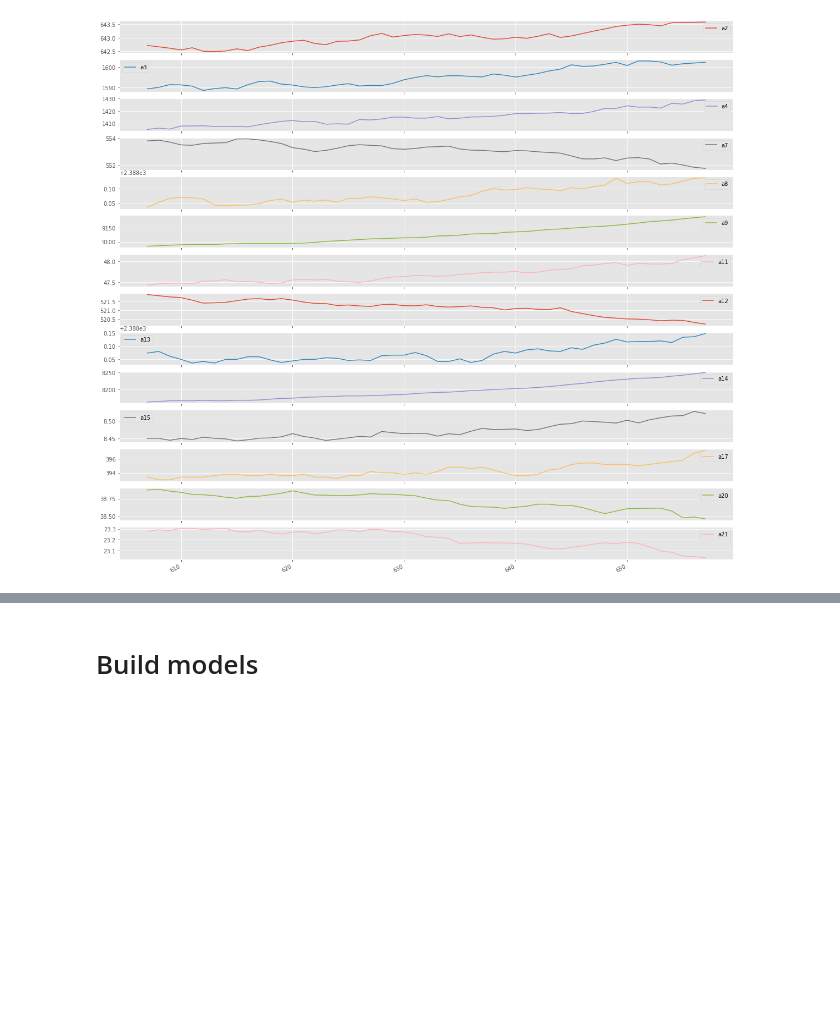
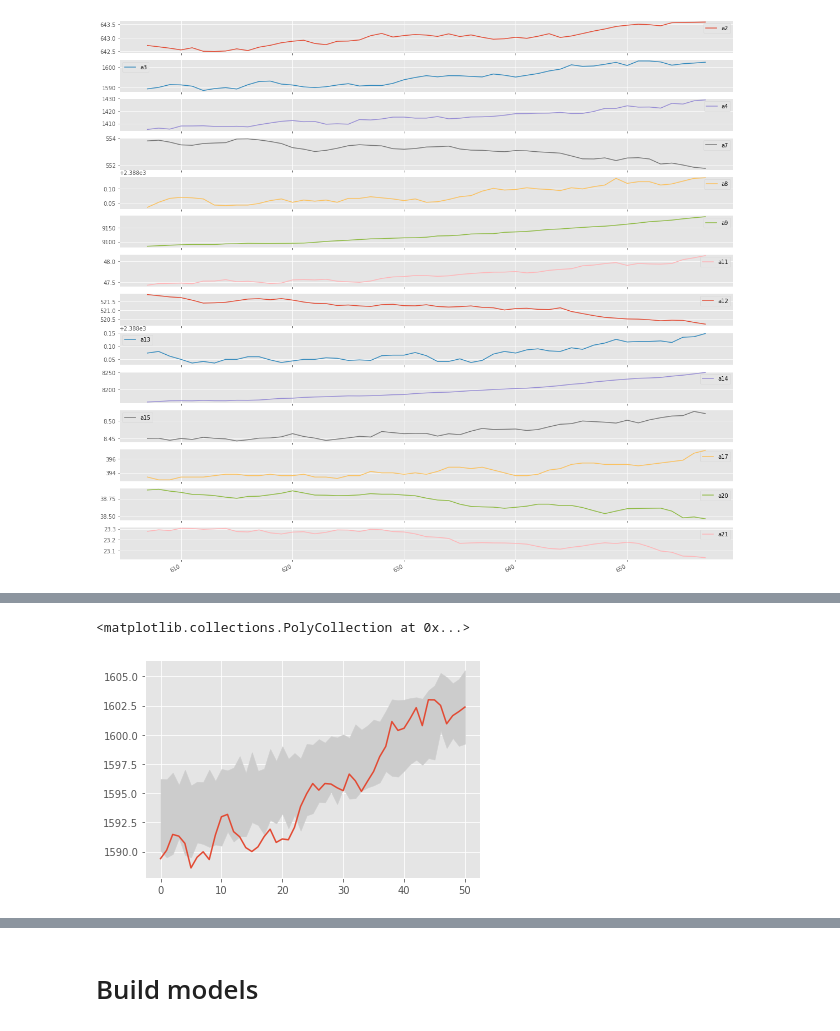
Before and after one commit to arcweld/DSI_Capstone_2, a Jupyter notebook: Capstone2.ipynb, the cells around one changed output, grey strips where cells are left out. Saved outputs shown, nothing was run; the diff lists cells and outputs as text; code cells hidden in the pictures; blank space fills up the shorter version.

```diff
--- a/Capstone2.ipynb
+++ b/Capstone2.ipynb
@@ -255,0 +255,10 @@ ax.fill_between(seas_cycl.index, q25.values.ravel(), q75.values.ravel(), color='
+# %%
+index = range(50,-1,-1)
+anti_index = range(51)
+# %%
+fig, ax = plt.subplots()
+ax.plot(anti_index,eng_id3_50['a3'])
+ax.fill_between(index, q25.s3.values.ravel(), q75.s3.values.ravel(), color='0.8')
+# %% [output]
+<matplotlib.collections.PolyCollection at 0x...>
+[figure, added]
```
Also changed, not shown: parts of 50 cells of this notebook.
